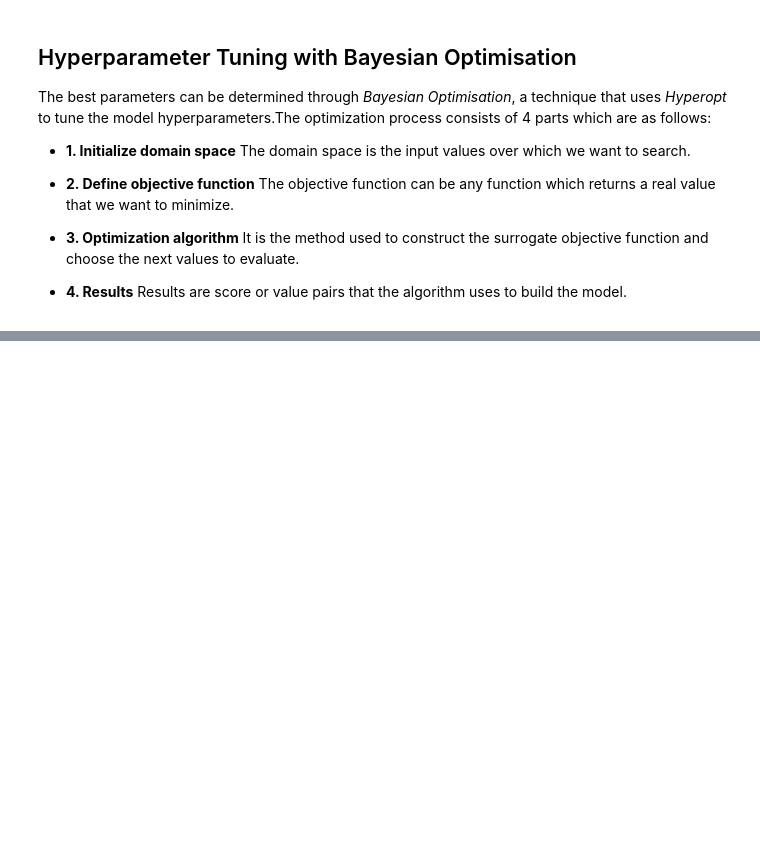
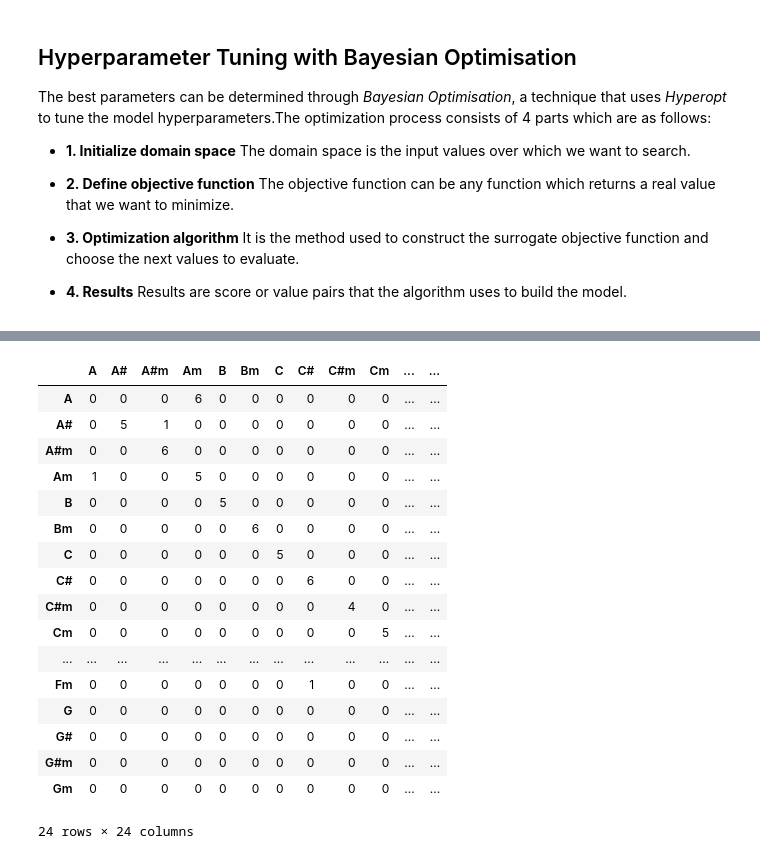
Before and after one commit to ilhanriyaz/guitar-chord-recognition, a Jupyter notebook: notebooks/feature_extraction.ipynb, the cells around one changed output, grey strips where cells are left out. Cells and saved outputs as stored; diff of their text form; code cells hidden in the pictures; blank space fills up the shorter version.

```diff
--- a/notebooks/feature_extraction.ipynb
+++ b/notebooks/feature_extraction.ipynb
@@ -106,0 +137,14 @@ space = {
+# %%
+# Start with the best hyperparameters found by Optuna
+best_params = study.best_params
+epochs = 10
+
+# Train final model with best hyperparameters
+xgb_model = xgb.XGBClassifier(**best_params, eval_metric='mlogloss', random_state=42)
+xgb_model.fit(X_train, y_train, eval_set=[(X_test, y_test)])
+
+# Evaluate on test set
+y_pred = xgb_model.predict(X_test)
+
+from sklearn.metrics import classification_report
+print(classification_report(y_test, y_pred, target_names=label_enc.classes_))
@@ -106,0 +169,30 @@ space = {
+# %%
+from sklearn.metrics import confusion_matrix
+cm = confusion_matrix(y_test, y_pred)
+
+cm_df = pd.DataFrame(
+    cm,
+    index=label_enc.classes_,
+    columns=label_enc.classes_
+)
+
+cm_df
+# %% [output]
+|  | A | A# | A#m | Am | B | Bm | C | C# | C#m | Cm | ... | ... |
+| A | 0 | 0 | 0 | 6 | 0 | 0 | 0 | 0 | 0 | 0 | ... | ... |
+| A# | 0 | 5 | 1 | 0 | 0 | 0 | 0 | 0 | 0 | 0 | ... | ... |
+| A#m | 0 | 0 | 6 | 0 | 0 | 0 | 0 | 0 | 0 | 0 | ... | ... |
+| Am | 1 | 0 | 0 | 5 | 0 | 0 | 0 | 0 | 0 | 0 | ... | ... |
+| B | 0 | 0 | 0 | 0 | 5 | 0 | 0 | 0 | 0 | 0 | ... | ... |
+| Bm | 0 | 0 | 0 | 0 | 0 | 6 | 0 | 0 | 0 | 0 | ... | ... |
+| C | 0 | 0 | 0 | 0 | 0 | 0 | 5 | 0 | 0 | 0 | ... | ... |
+| C# | 0 | 0 | 0 | 0 | 0 | 0 | 0 | 6 | 0 | 0 | ... | ... |
+| C#m | 0 | 0 | 0 | 0 | 0 | 0 | 0 | 0 | 4 | 0 | ... | ... |
+| Cm | 0 | 0 | 0 | 0 | 0 | 0 | 0 | 0 | 0 | 5 | ... | ... |
+| ... | ... | ... | ... | ... | ... | ... | ... | ... | ... | ... | ... | ... |
+| Fm | 0 | 0 | 0 | 0 | 0 | 0 | 0 | 1 | 0 | 0 | ... | ... |
+| G | 0 | 0 | 0 | 0 | 0 | 0 | 0 | 0 | 0 | 0 | ... | ... |
+| G# | 0 | 0 | 0 | 0 | 0 | 0 | 0 | 0 | 0 | 0 | ... | ... |
+| G#m | 0 | 0 | 0 | 0 | 0 | 0 | 0 | 0 | 0 | 0 | ... | ... |
+| Gm | 0 | 0 | 0 | 0 | 0 | 0 | 0 | 0 | 0 | 0 | ... | ... |
+24 rows × 24 columns
```
Also changed, not shown: parts of 2 cells of this notebook, 4 other files.
